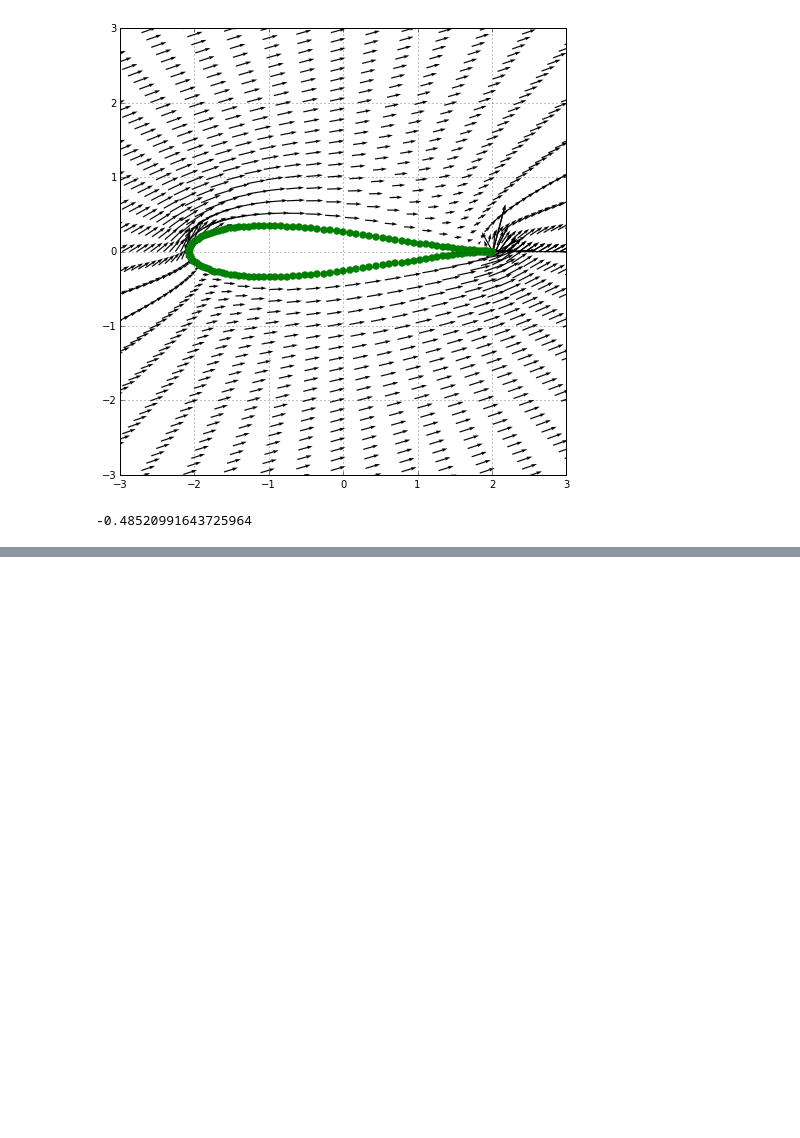
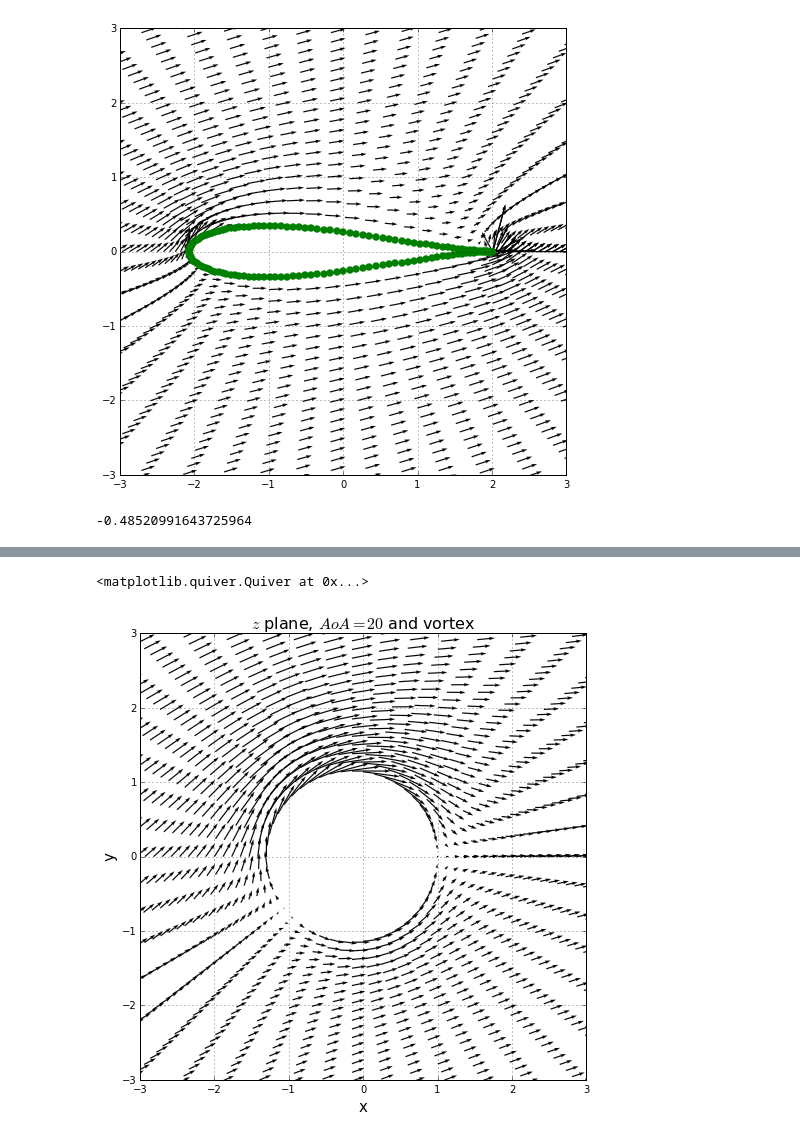
Before and after one commit to bornemeierm/MAE6226, a Jupyter notebook: Joukowski Transformation Cylindrical Mesh.ipynb, the cells around one changed output, grey strips where cells are left out. Saved outputs shown, nothing was run; the diff lists cells and outputs as text; code cells hidden in the pictures; blank space fills up the shorter version.

```diff
--- a/Joukowski Transformation Cylindrical Mesh.ipynb
+++ b/Joukowski Transformation Cylindrical Mesh.ipynb
@@ -309,0 +381,30 @@ cp_zeta_shifted[74,0]
+# %%
+w_z_triple_total_shifted = u_triple_total_shifted - 1j*v_triple_total_shifted;
+
+w_z_tot = w_z_triple_total_shifted*numpy.exp(-1j*aoa)
+
+u_tot_z = w_z_tot.real
+v_tot_z = -w_z_tot.imag
+
+dzeta_dz = 1. - (c/z)**2
+w_zeta_tot = w_z_tot / dzeta_dz
+
+u_tot_zeta = w_zeta_tot.real
+v_tot_zeta = -w_zeta_tot.imag
+# %%
+step = 3
+pyplot.figure(figsize=(8,8))
+pyplot.axis('equal')
+pyplot.grid(True)
+pyplot.xlim(-3.0, 3.0)
+pyplot.ylim(-3.0, 3.0)
+pyplot.title('$z$ plane, $AoA=20$ and vortex', fontsize=16)
+pyplot.xlabel('x', fontsize=15)
+pyplot.ylabel('y', fontsize=15)
+
+
+pyplot.quiver(x[::step,::step], y[::step,::step], u_tot_z[::step,::step], v_tot_z[::step,::step], \
+              linewidth=0.1, color = 'k', scale = 30)
+# %% [output]
+<matplotlib.quiver.Quiver at 0x...>
+[figure, added]
```
Also changed, not shown: parts of 17 cells of this notebook.
